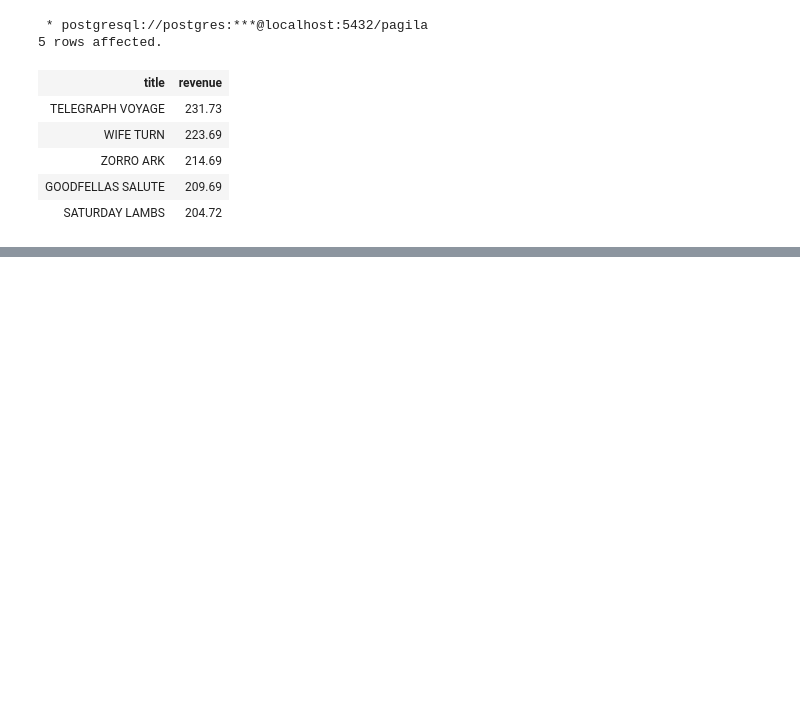
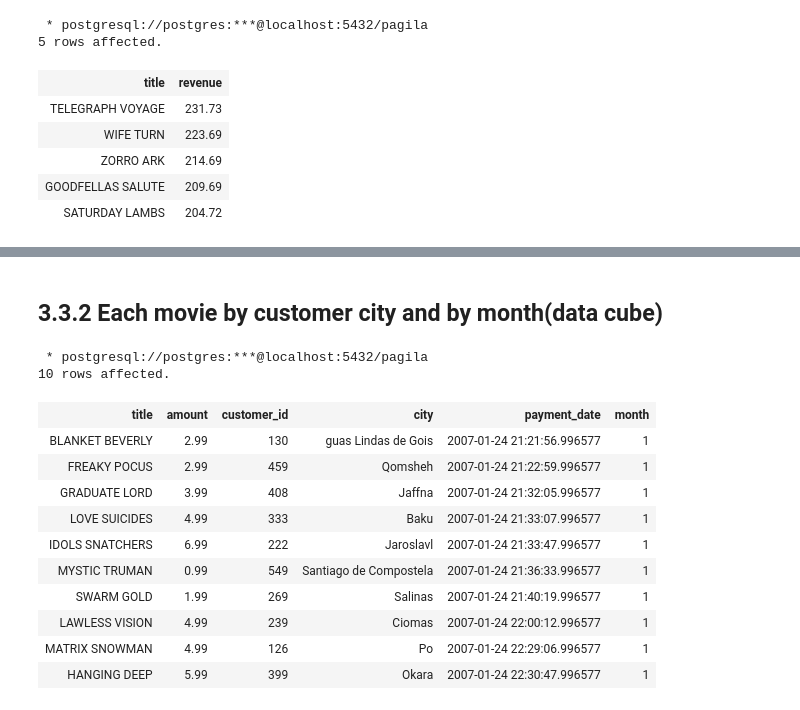
Before and after one commit to AqrabRaza/Data-Engineering, a Jupyter notebook: Lesson 4 Data Warehouse/Lesson 4 ETL Exercise 1 Step 1 & 2.ipynb, the cells around one changed output, grey strips where cells are left out. Saved outputs shown, nothing was run; the diff lists cells and outputs as text; code cells hidden in the pictures; blank space fills up the shorter version.

```diff
--- a/Lesson 4 Data Warehouse/Lesson 4 ETL Exercise 1 Step 1 & 2.ipynb
+++ b/Lesson 4 Data Warehouse/Lesson 4 ETL Exercise 1 Step 1 & 2.ipynb
@@ -168,0 +245,28 @@ limit 5;
+# %% [markdown]
+## 3.3.2 Each movie by customer city and by month(data cube)
+# %%
+%%sql
+Select f.title, p.amount, p.customer_id, ci.city, p.payment_date, EXTRACT(month from p.payment_date) as month
+from film f
+JOIN inventory i ON (f.film_id = i.film_id)
+JOIN rental r ON (i.inventory_id = r.inventory_id)
+JOIN payment p ON (r.rental_id = p.rental_id)
+JOIN customer c ON (p.customer_id = c.customer_id)
+JOIN address a ON (c.address_id = a.address_id)
+JOIN city ci ON (a.city_id = ci.city_id)
+order by payment_date
+limit 10;
+# %% [output]
+ * postgresql://postgres:***@localhost:5432/pagila
+10 rows affected.
+| title | amount | customer_id | city | payment_date | month |
+| BLANKET BEVERLY | 2.99 | 130 | guas Lindas de Gois | 2007-01-24 21:21:56.996577 | 1 |
+| FREAKY POCUS | 2.99 | 459 | Qomsheh | 2007-01-24 21:22:59.996577 | 1 |
+| GRADUATE LORD | 3.99 | 408 | Jaffna | 2007-01-24 21:32:05.996577 | 1 |
+| LOVE SUICIDES | 4.99 | 333 | Baku | 2007-01-24 21:33:07.996577 | 1 |
+| IDOLS SNATCHERS | 6.99 | 222 | Jaroslavl | 2007-01-24 21:33:47.996577 | 1 |
+| MYSTIC TRUMAN | 0.99 | 549 | Santiago de Compostela | 2007-01-24 21:36:33.996577 | 1 |
+| SWARM GOLD | 1.99 | 269 | Salinas | 2007-01-24 21:40:19.996577 | 1 |
+| LAWLESS VISION | 4.99 | 239 | Ciomas | 2007-01-24 22:00:12.996577 | 1 |
+| MATRIX SNOWMAN | 4.99 | 126 | Po | 2007-01-24 22:29:06.996577 | 1 |
+| HANGING DEEP | 5.99 | 399 | Okara | 2007-01-24 22:30:47.996577 | 1 |
```
Also changed, not shown: parts of 27 cells of this notebook, 1 other file.
